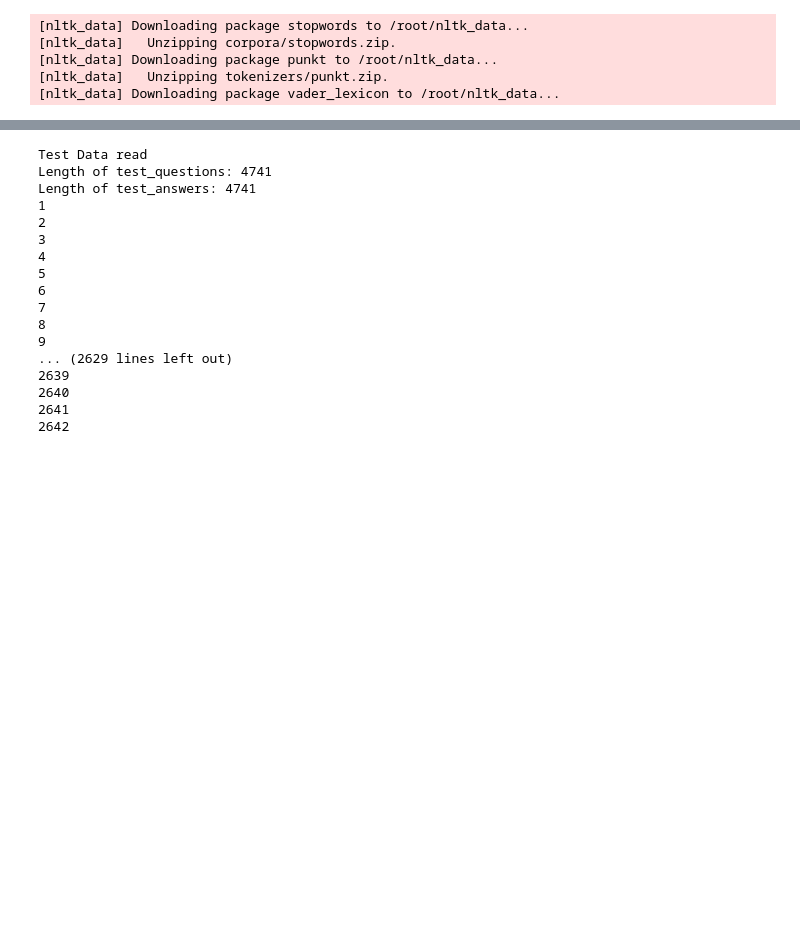
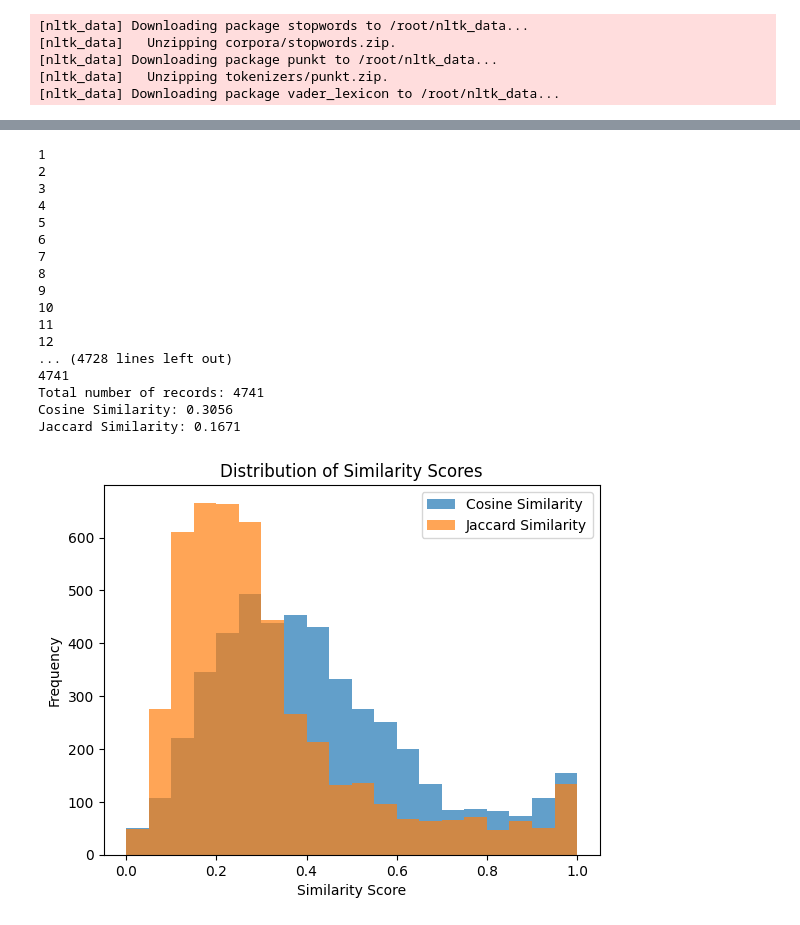
Before and after one commit to Snigdha05/MRP_StreetSmart, a Jupyter notebook: Code Files/MRP_TrainTest_Chatbot.ipynb, the cells around one changed output, grey strips where cells are left out. Cells and saved outputs as stored; diff of their text form; code cells hidden in the pictures; blank space fills up the shorter version.

```diff
--- a/Code Files/MRP_TrainTest_Chatbot.ipynb
+++ b/Code Files/MRP_TrainTest_Chatbot.ipynb
@@ -338,6 +351,14 @@ import csv
 from sklearn.metrics.pairwise import cosine_similarity
 from sklearn.feature_extraction.text import TfidfVectorizer
 import jellyfish
+
+def jaccard_similarity(question, answer):
+    set_question = set(question.lower().split())
+    set_answer = set(answer.lower().split())
+    intersection = len(set_question.intersection(set_answer))
+    union = len(set_question) + len(set_answer) - intersection
+    similarity = intersection / union
+    return similarity
 
 # Read test dataset
 test_data = []
@@ -357,18 +378,12 @@ for row in test_data:
     test_questions.append(row[0])
     test_answers.append(row[1])
 
-print("Test Data read")
-print("Length of test_questions:", len(test_questions))
-print("Length of test_answers:", len(test_answers))
-
 # Generate responses
 generated_answers = []
 for question in test_questions:
     generated_answers.append(generate_response(question))
 
-print("Generated Responses")
-print("Length of test_questions:", len(test_questions))
-print("Length of generated_answers:", len(generated_answers))
+print("Total number of records:", len(test_questions))
 
 # Calculate similarity metrics
 cosine_similarities = []
@@ -385,21 +400,24 @@ for i in range(len(test_answers)):
     cosine_similarity_score = cosine_similarity(tfidf_matrix[0], tfidf_matrix[1])[0][0]
     cosine_similarities.append(cosine_similarity_score)
 
-print("Cosine Similarity Calculated")
+    # Calculate Jaccard similarity
+    jaccard_similarity_score = jaccard_similarity(answer, generated_answer)
+    jaccard_similarities.append(jaccard_similarity_score)
 
 # Calculate accuracy based on similarity thresholds
 cosine_threshold = 0.5
+jaccard_threshold = 0.5
 
 cosine_matches = sum(score >= cosine_threshold for score in cosine_similarities)
+jaccard_matches = sum(score >= jaccard_threshold for score in jaccard_similarities)
 
 accuracy_cosine = cosine_matches / len(test_data)
+accuracy_jaccard = jaccard_matches / len(test_data)
 
 # Print the evaluation scores
-print(f"Accuracy (Cosine Similarity): {accuracy_cosine:.4f}")
+print(f"Cosine Similarity: {accuracy_cosine:.4f}")
+print(f"Jaccard Similarity: {accuracy_jaccard:.4f}")
 # %% [output]
-Test Data read
-Length of test_questions: 4741
-Length of test_answers: 4741
 1
 2
 3
@@ -409,8 +427,23 @@ Length of test_answers: 4741
 7
 8
 9
-... (2629 lines left out)
-2639
-2640
-2641
-2642
+10
+11
+12
+... (4728 lines left out)
+4741
+Total number of records: 4741
+Cosine Similarity: 0.3056
+Jaccard Similarity: 0.1671
+# %%
+# Plot similarity scores
+plt.hist(cosine_similarities, bins=20, alpha=0.7, label='Cosine Similarity')
+plt.hist(jaccard_similarities, bins=20, alpha=0.7, label='Jaccard Similarity')
+
+plt.xlabel('Similarity Score')
+plt.ylabel('Frequency')
+plt.title('Distribution of Similarity Scores')
+plt.legend()
+plt.show()
+# %% [output]
+[figure, added]
```
Also changed, not shown: parts of 6 cells of this notebook, 1 other file.
